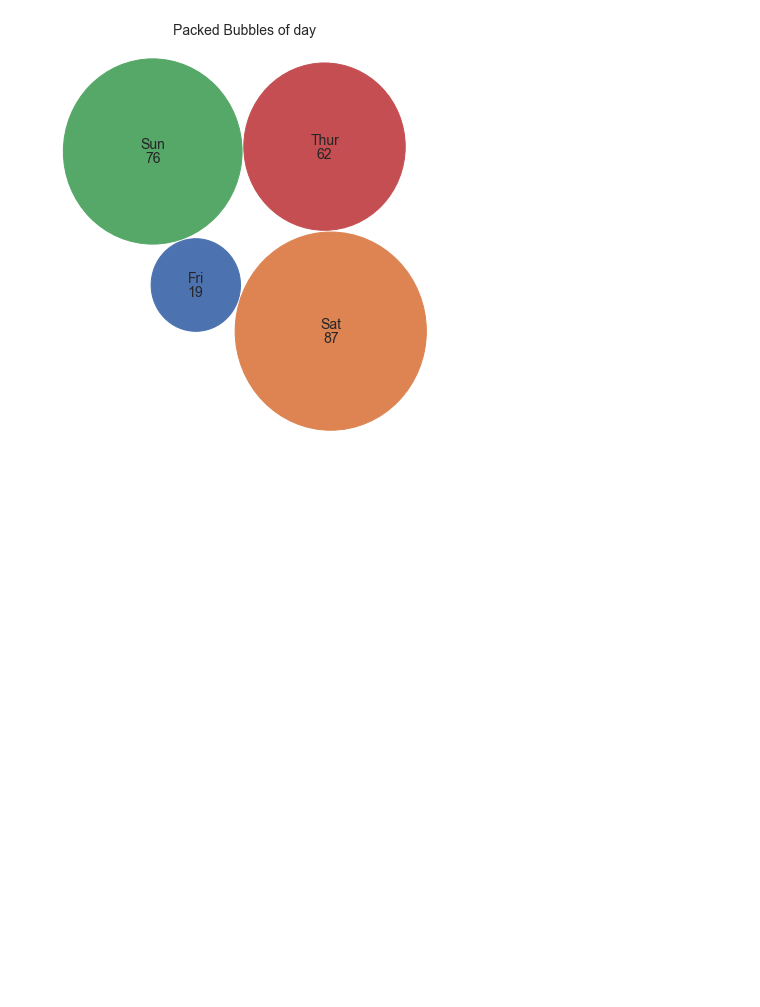
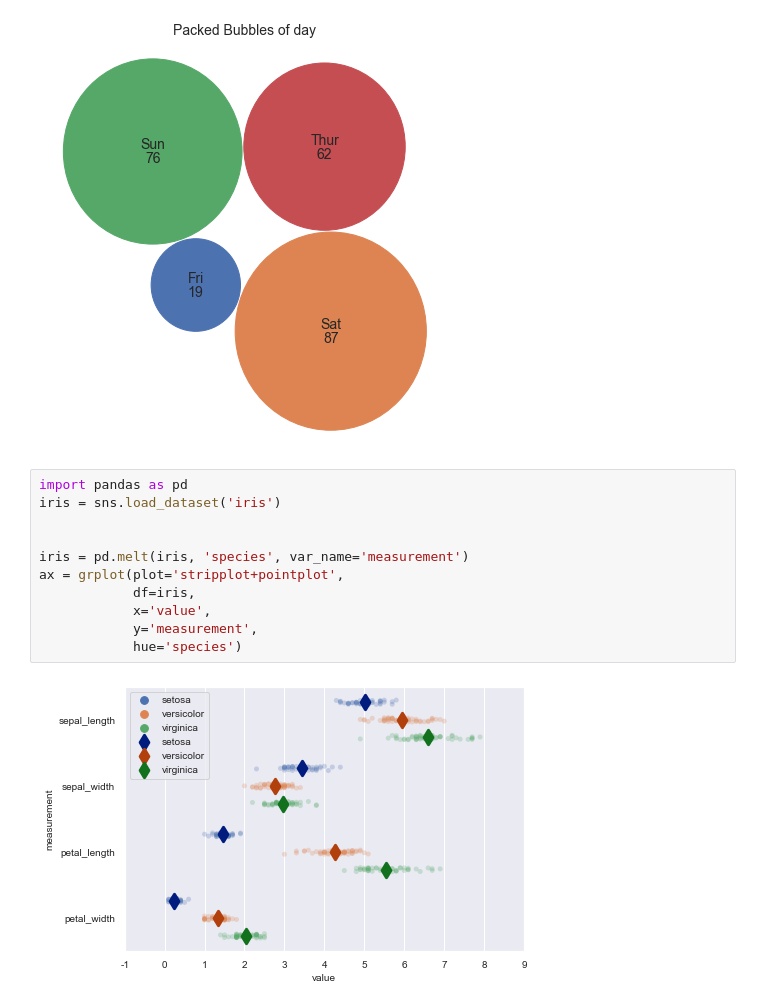
Before and after one commit to ghiffaryr/grplot, a Jupyter notebook: doc/example/example.ipynb, the cells around one changed output. Saved outputs shown, nothing was run; the diff lists cells and outputs as text; blank space fills up the shorter version.

Commit message:
release: grplot-0.4.1

```diff
--- a/doc/example/example.ipynb
+++ b/doc/example/example.ipynb
@@ -72,3 +72,16 @@ ax = grplot(plot='packedbubblesplot',
             title='Packed Bubbles of day')
 # %% [output]
 [figure]
+# %%
+import pandas as pd
+iris = sns.load_dataset('iris')
+
+
+iris = pd.melt(iris, 'species', var_name='measurement')
+ax = grplot(plot='stripplot+pointplot',
+            df=iris,
+            x='value',
+            y='measurement',
+            hue='species')
+# %% [output]
+[figure, added]
```
Also changed, not shown: parts of 6 cells of this notebook, 6 other files.
